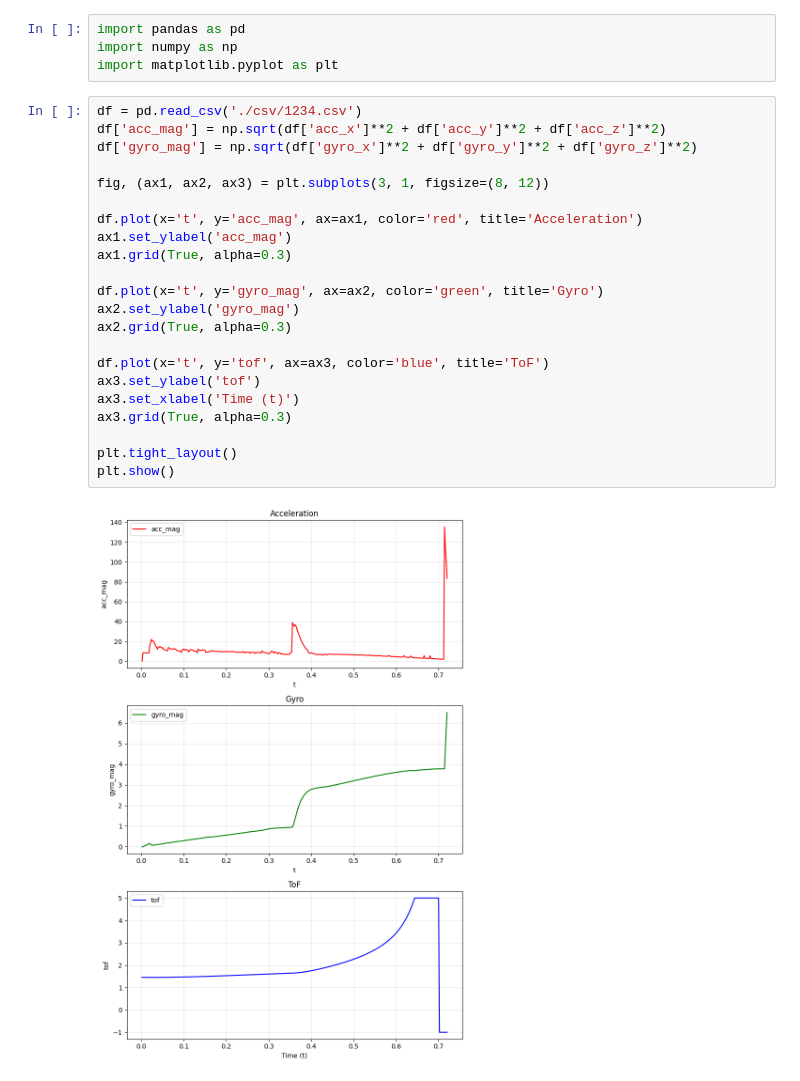
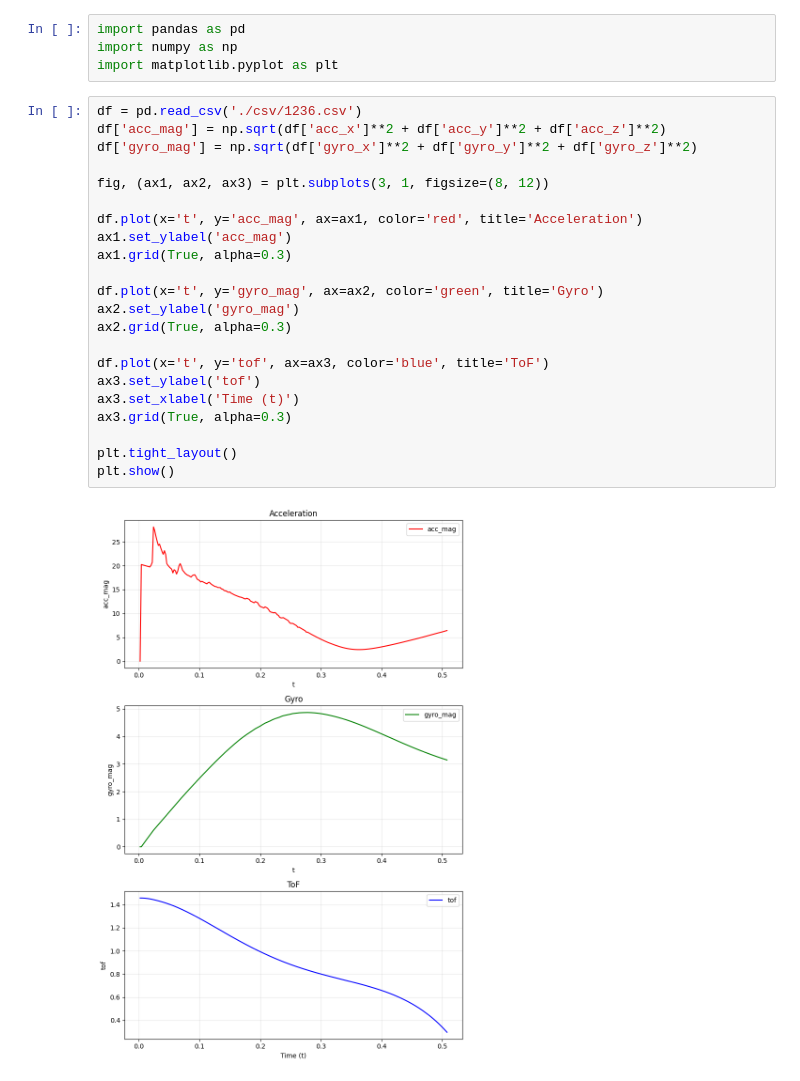
Before and after one commit to SingleStrokeRolls/UnitreeMujoco, a Jupyter notebook: simulate_python/visualization.ipynb, the cells around one changed output. Drawn from its saved outputs; the diff is of its cells as text.

```diff
--- a/simulate_python/visualization.ipynb
+++ b/simulate_python/visualization.ipynb
@@ -3,26 +3,26 @@ import pandas as pd
 import numpy as np
 import matplotlib.pyplot as plt
 # %%
-df = pd.read_csv('./csv/1234.csv')
+df = pd.read_csv('./csv/1236.csv')
 df['acc_mag'] = np.sqrt(df['acc_x']**2 + df['acc_y']**2 + df['acc_z']**2)
 df['gyro_mag'] = np.sqrt(df['gyro_x']**2 + df['gyro_y']**2 + df['gyro_z']**2)
 
 fig, (ax1, ax2, ax3) = plt.subplots(3, 1, figsize=(8, 12))
 
 df.plot(x='t', y='acc_mag', ax=ax1, color='red', title='Acceleration')
 ax1.set_ylabel('acc_mag')
 ax1.grid(True, alpha=0.3)
 
 df.plot(x='t', y='gyro_mag', ax=ax2, color='green', title='Gyro')
 ax2.set_ylabel('gyro_mag')
 ax2.grid(True, alpha=0.3)
 
 df.plot(x='t', y='tof', ax=ax3, color='blue', title='ToF')
 ax3.set_ylabel('tof')
 ax3.set_xlabel('Time (t)')
 ax3.grid(True, alpha=0.3)
 
 plt.tight_layout()
 plt.show()
 # %% [output]
-[figure, old version]
+[figure, new version]
```
Also changed, not shown: 1 other file.
